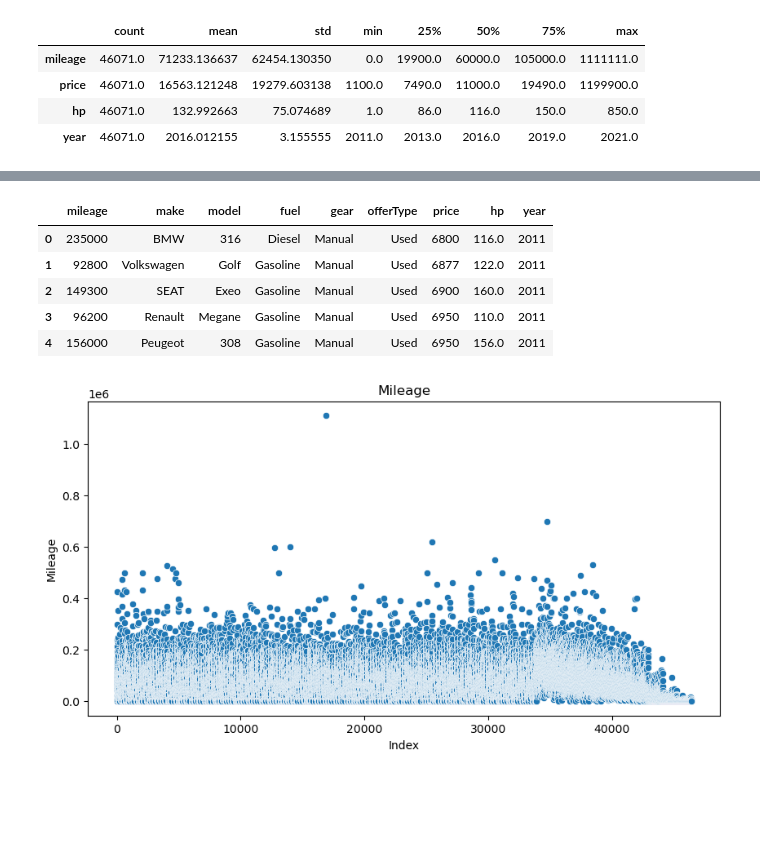
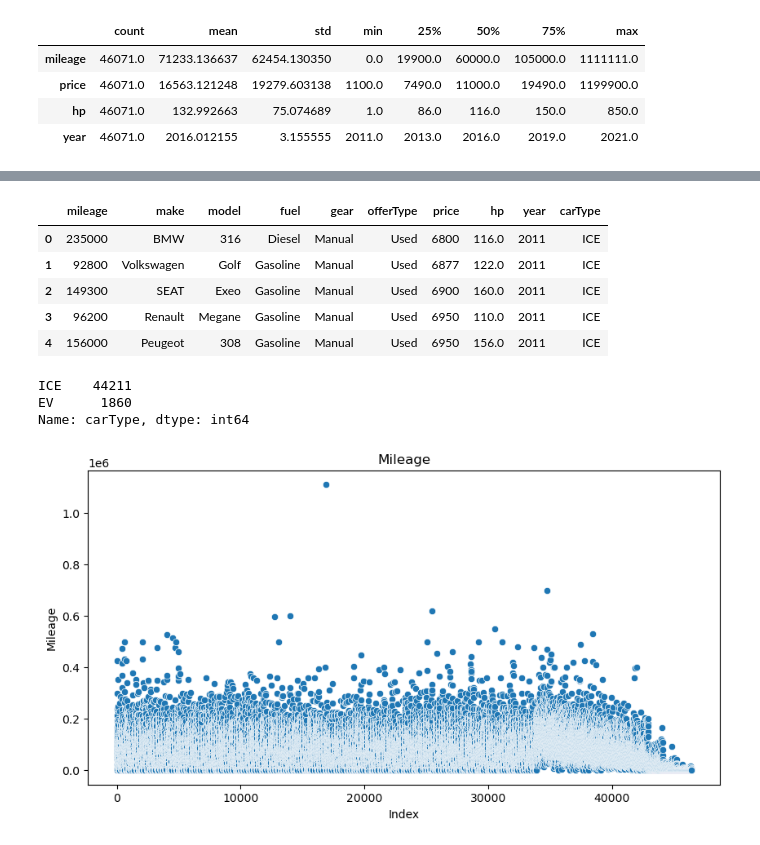
Before and after one commit to harrizazham98/DataScienceProj, a Jupyter notebook: 005_CarPurchase/eda.ipynb, the cells around one changed output, grey strips where cells are left out. Cells and saved outputs as stored; diff of their text form; code cells hidden in the pictures; blank space fills up the shorter version.

```diff
--- a/005_CarPurchase/eda.ipynb
+++ b/005_CarPurchase/eda.ipynb
@@ -78,0 +117,2 @@ data.describe().T
+# %%
+new_data = data
@@ -79,9 +134,21 @@ data.describe().T
+# %%
+ICE =[ "Gasoline", "Diesel", "LPG", "CNG", "-/- (Fuel)", "Ethanol", "Hydrogen", "Others"]
+EV = ["Electric", "Electric/Gasoline", "Electric/Diesel"]
+# %%
+new_data["carType"] = new_data["carType"].replace(ICE, "ICE")
+new_data["carType"] = new_data["carType"].replace(EV, "EV")
 # %%
-data.head()
+new_data.head()
 # %% [output]
-|  | mileage | make | model | fuel | gear | offerType | price | hp | year |
-| 0 | 235000 | BMW | 316 | Diesel | Manual | Used | 6800 | 116.0 | 2011 |
-| 1 | 92800 | Volkswagen | Golf | Gasoline | Manual | Used | 6877 | 122.0 | 2011 |
-| 2 | 149300 | SEAT | Exeo | Gasoline | Manual | Used | 6900 | 160.0 | 2011 |
-| 3 | 96200 | Renault | Megane | Gasoline | Manual | Used | 6950 | 110.0 | 2011 |
-| 4 | 156000 | Peugeot | 308 | Gasoline | Manual | Used | 6950 | 156.0 | 2011 |
+|  | mileage | make | model | fuel | gear | offerType | price | hp | year | carType |
+| 0 | 235000 | BMW | 316 | Diesel | Manual | Used | 6800 | 116.0 | 2011 | ICE |
+| 1 | 92800 | Volkswagen | Golf | Gasoline | Manual | Used | 6877 | 122.0 | 2011 | ICE |
+| 2 | 149300 | SEAT | Exeo | Gasoline | Manual | Used | 6900 | 160.0 | 2011 | ICE |
+| 3 | 96200 | Renault | Megane | Gasoline | Manual | Used | 6950 | 110.0 | 2011 | ICE |
+| 4 | 156000 | Peugeot | 308 | Gasoline | Manual | Used | 6950 | 156.0 | 2011 | ICE |
+# %%
+new_data["carType"].value_counts()
+# %% [output]
+ICE    44211
+EV      1860
+Name: carType, dtype: int64
```
Also changed, not shown: parts of 8 cells of this notebook, 2 other files.
